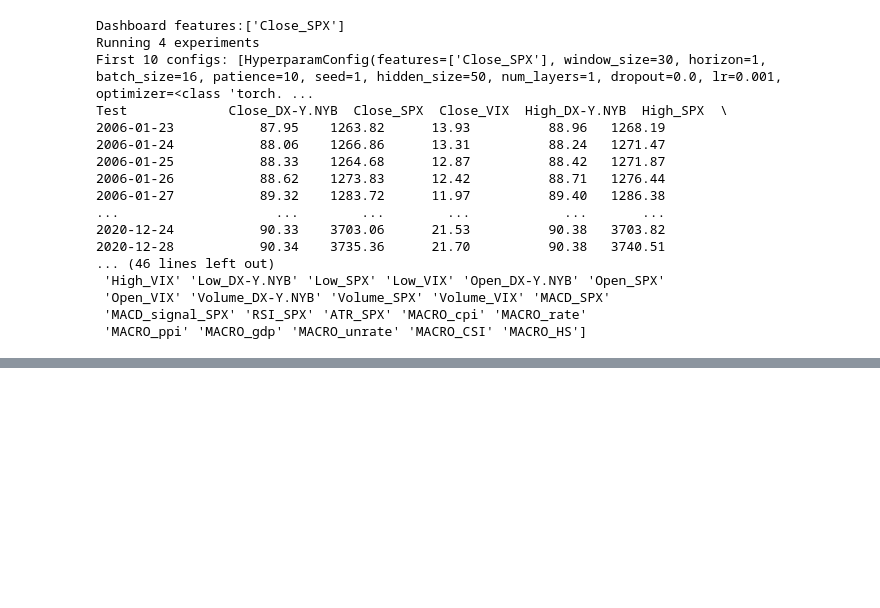
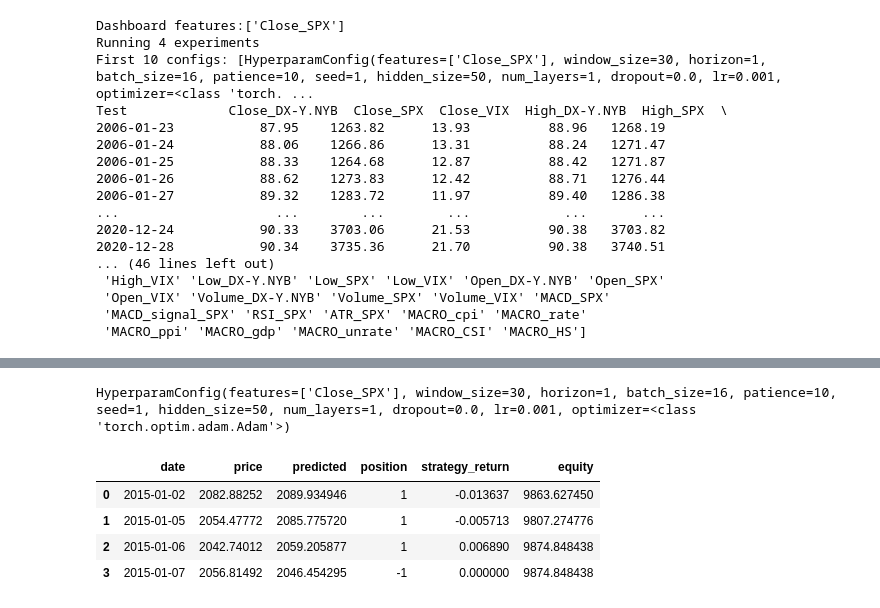
Before and after one commit to NiclasCode/LSTMStockPricePrediction, a Jupyter notebook: StockPricePrediction.ipynb, the cells around one changed output, grey strips where cells are left out. Cells and saved outputs as stored; diff of their text form; code cells hidden in the pictures; blank space fills up the shorter version.

```diff
--- a/StockPricePrediction.ipynb
+++ b/StockPricePrediction.ipynb
@@ -98,0 +98,12 @@ Test loss: 0.0005
+# %%
+exp_runner.get_best_hyperparam_config()
+# %% [output]
+HyperparamConfig(features=['Close_SPX'], window_size=30, horizon=1, batch_size=16, patience=10, seed=1, hidden_size=50, num_layers=1, dropout=0.0, lr=0.001, optimizer=<class 'torch.optim.adam.Adam'>)
+# %%
+exp_runner.simulate_trading("2015-01-01", "2015-01-07", 10000, TradingStrategy.prediction_direction())
+# %% [output]
+|  | date | price | predicted | position | strategy_return | equity |
+| 0 | 2015-01-02 | 2082.88252 | 2089.934946 | 1 | -0.013637 | 9863.627450 |
+| 1 | 2015-01-05 | 2054.47772 | 2085.775720 | 1 | -0.005713 | 9807.274776 |
+| 2 | 2015-01-06 | 2042.74012 | 2059.205877 | 1 | 0.006890 | 9874.848438 |
+| 3 | 2015-01-07 | 2056.81492 | 2046.454295 | -1 | 0.000000 | 9874.848438 |
```
Also changed, not shown: parts of 3 cells of this notebook, 3 other files.
